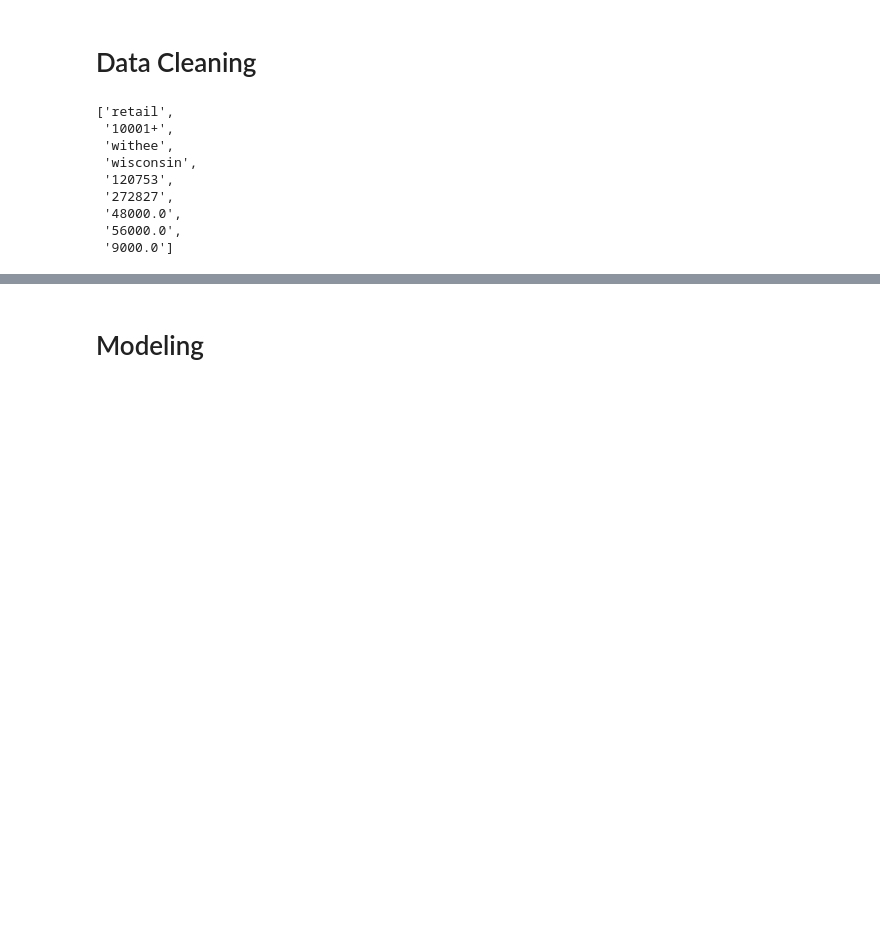
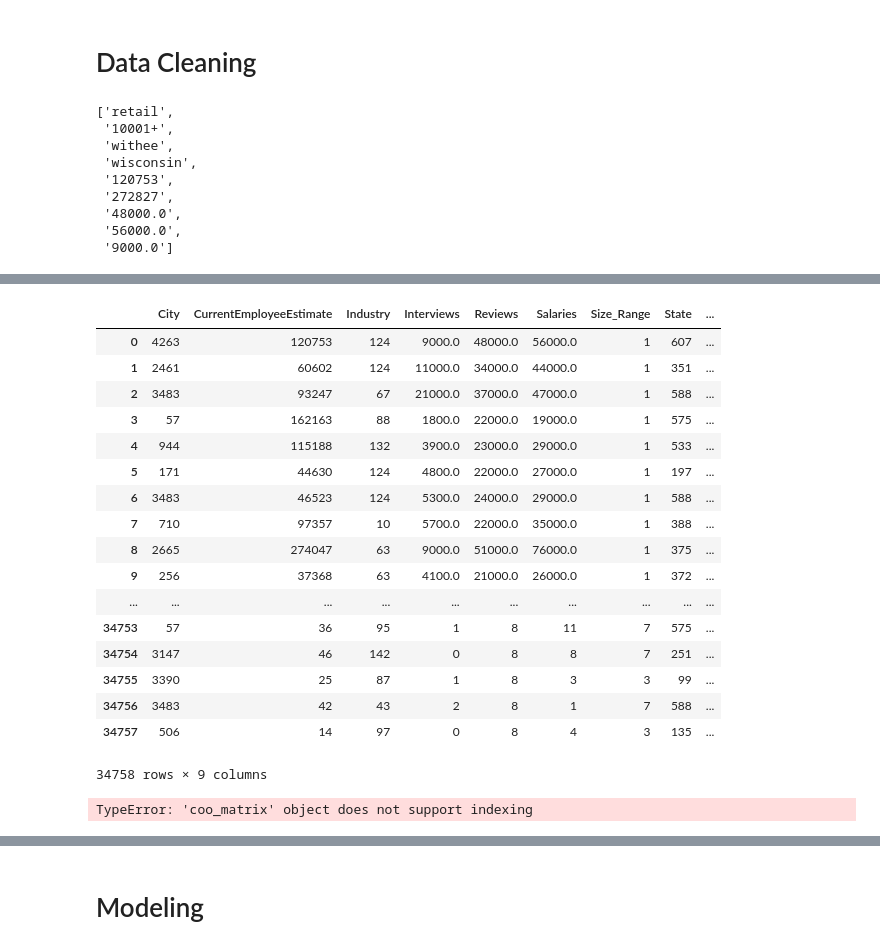
Before and after one commit to timyng/CS221_project, a Jupyter notebook: modeling/BaselineModelv3.0.ipynb, the cells around one changed output, grey strips where cells are left out. Cells and saved outputs as stored; diff of their text form; code cells hidden in the pictures; blank space fills up the shorter version.

```diff
--- a/modeling/BaselineModelv3.0.ipynb
+++ b/modeling/BaselineModelv3.0.ipynb
@@ -92,6 +109,27 @@ le = LabelEncoder()
 categorical_feature_mask = X.dtypes==object
 categorical_cols = X.columns[[0, 2, 6, 7]].tolist()
 X[categorical_cols] = X[categorical_cols].apply(lambda col: le.fit_transform(col))
+# %%
+X
+# %% [output]
+|  | City | CurrentEmployeeEstimate | Industry | Interviews | Reviews | Salaries | Size_Range | State | ... |
+| 0 | 4263 | 120753 | 124 | 9000.0 | 48000.0 | 56000.0 | 1 | 607 | ... |
+| 1 | 2461 | 60602 | 124 | 11000.0 | 34000.0 | 44000.0 | 1 | 351 | ... |
+| 2 | 3483 | 93247 | 67 | 21000.0 | 37000.0 | 47000.0 | 1 | 588 | ... |
+| 3 | 57 | 162163 | 88 | 1800.0 | 22000.0 | 19000.0 | 1 | 575 | ... |
+| 4 | 944 | 115188 | 132 | 3900.0 | 23000.0 | 29000.0 | 1 | 533 | ... |
+| 5 | 171 | 44630 | 124 | 4800.0 | 22000.0 | 27000.0 | 1 | 197 | ... |
+| 6 | 3483 | 46523 | 124 | 5300.0 | 24000.0 | 29000.0 | 1 | 588 | ... |
+| 7 | 710 | 97357 | 10 | 5700.0 | 22000.0 | 35000.0 | 1 | 388 | ... |
+| 8 | 2665 | 274047 | 63 | 9000.0 | 51000.0 | 76000.0 | 1 | 375 | ... |
+| 9 | 256 | 37368 | 63 | 4100.0 | 21000.0 | 26000.0 | 1 | 372 | ... |
+| ... | ... | ... | ... | ... | ... | ... | ... | ... | ... |
+| 34753 | 57 | 36 | 95 | 1 | 8 | 11 | 7 | 575 | ... |
+| 34754 | 3147 | 46 | 142 | 0 | 8 | 8 | 7 | 251 | ... |
+| 34755 | 3390 | 25 | 87 | 1 | 8 | 3 | 3 | 99 | ... |
+| 34756 | 3483 | 42 | 43 | 2 | 8 | 1 | 7 | 588 | ... |
+| 34757 | 506 | 14 | 97 | 0 | 8 | 4 | 3 | 135 | ... |
+34758 rows × 9 columns
 # %%
 # One hot encoding
 # enc = preprocessing.OneHotEncoder()
@@ -104,3 +142,7 @@ X_2 = ohe.fit_transform(X)
 # Convert to floats
 X_2 = X_2.astype(np.float)
 y = y.astype(np.float)
+# %%
+len(X_2[0])
+# %% [output]
+TypeError: 'coo_matrix' object does not support indexing
```
Also changed, not shown: parts of 8 cells of this notebook, 3 other files.
